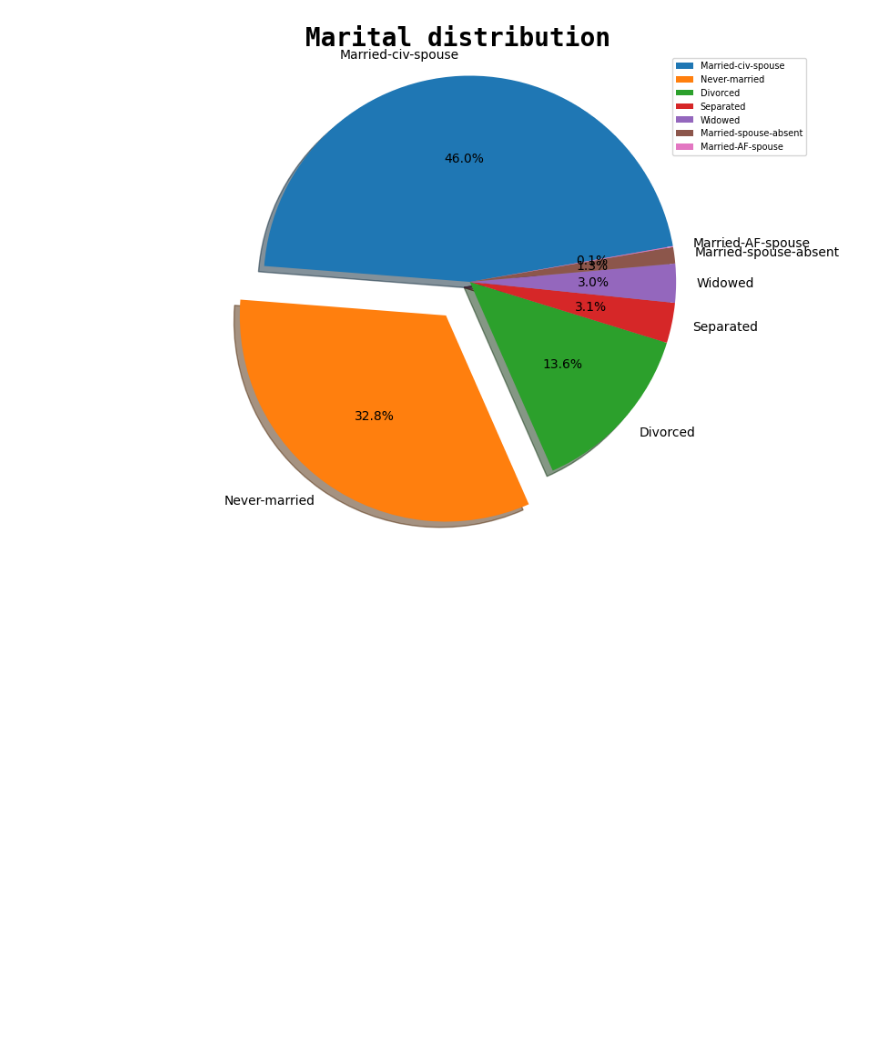
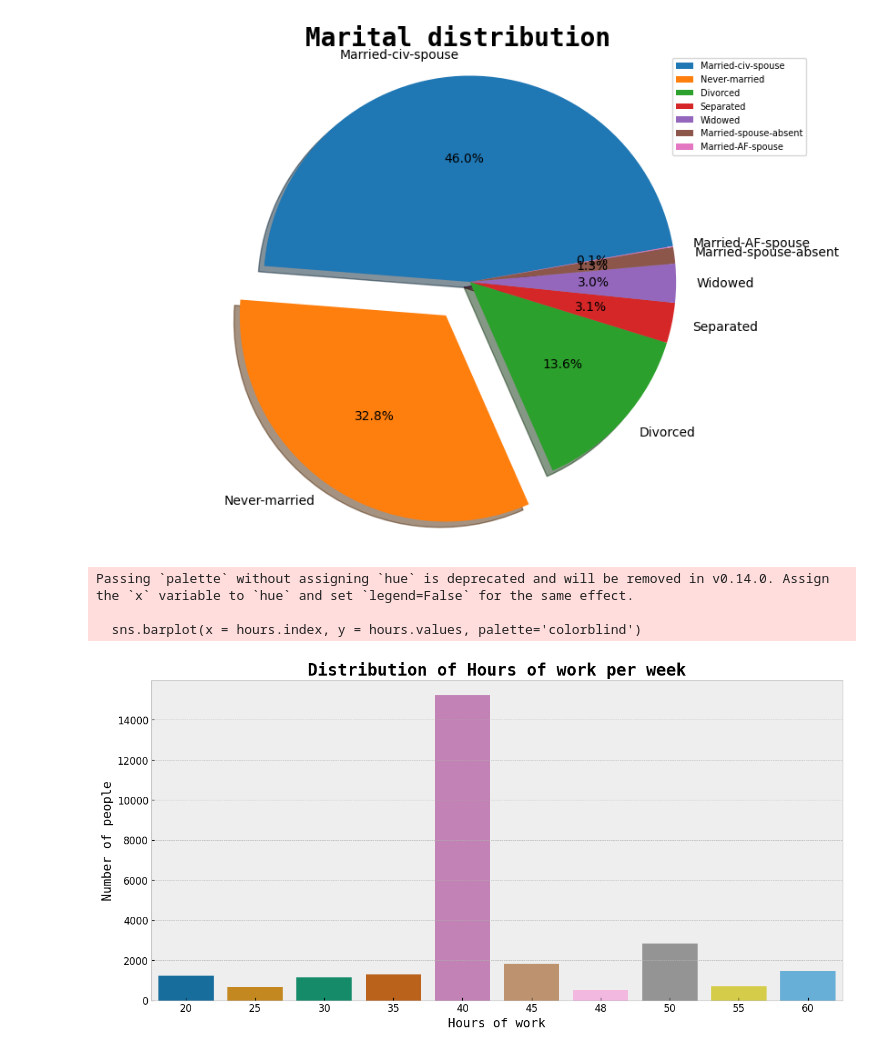
Before and after one commit to timkao/MachineLearning, a Jupyter notebook: classification_practice.ipynb, the cells around one changed output. Saved outputs shown, nothing was run; the diff lists cells and outputs as text; code cells hidden in the pictures; blank space fills up the shorter version.

```diff
--- a/classification_practice.ipynb
+++ b/classification_practice.ipynb
@@ -135,3 +135,22 @@ plt.axis('equal')
 plt.show()
 # %% [output]
 [figure]
+# %%
+# Creating a barplot for 'Hours per week'
+hours = df_replaced['hours.per.week'].value_counts().head(10)
+
+plt.style.use('bmh')
+plt.figure(figsize=(15, 7))
+sns.barplot(x = hours.index, y = hours.values, palette='colorblind')
+plt.title('Distribution of Hours of work per week', fontdict={
+          'fontname': 'Monospace', 'fontsize': 20, 'fontweight': 'bold'})
+plt.xlabel('Hours of work', fontdict={'fontname': 'Monospace', 'fontsize': 15})
+plt.ylabel('Number of people', fontdict={
+           'fontname': 'Monospace', 'fontsize': 15})
+plt.tick_params(labelsize=12)
+plt.show()
+# %% [output]
+Passing `palette` without assigning `hue` is deprecated and will be removed in v0.14.0. Assign the `x` variable to `hue` and set `legend=False` for the same effect.
+
+  sns.barplot(x = hours.index, y = hours.values, palette='colorblind')
+[figure, added]
```
Also changed, not shown: parts of 6 cells of this notebook, 1 other file.
